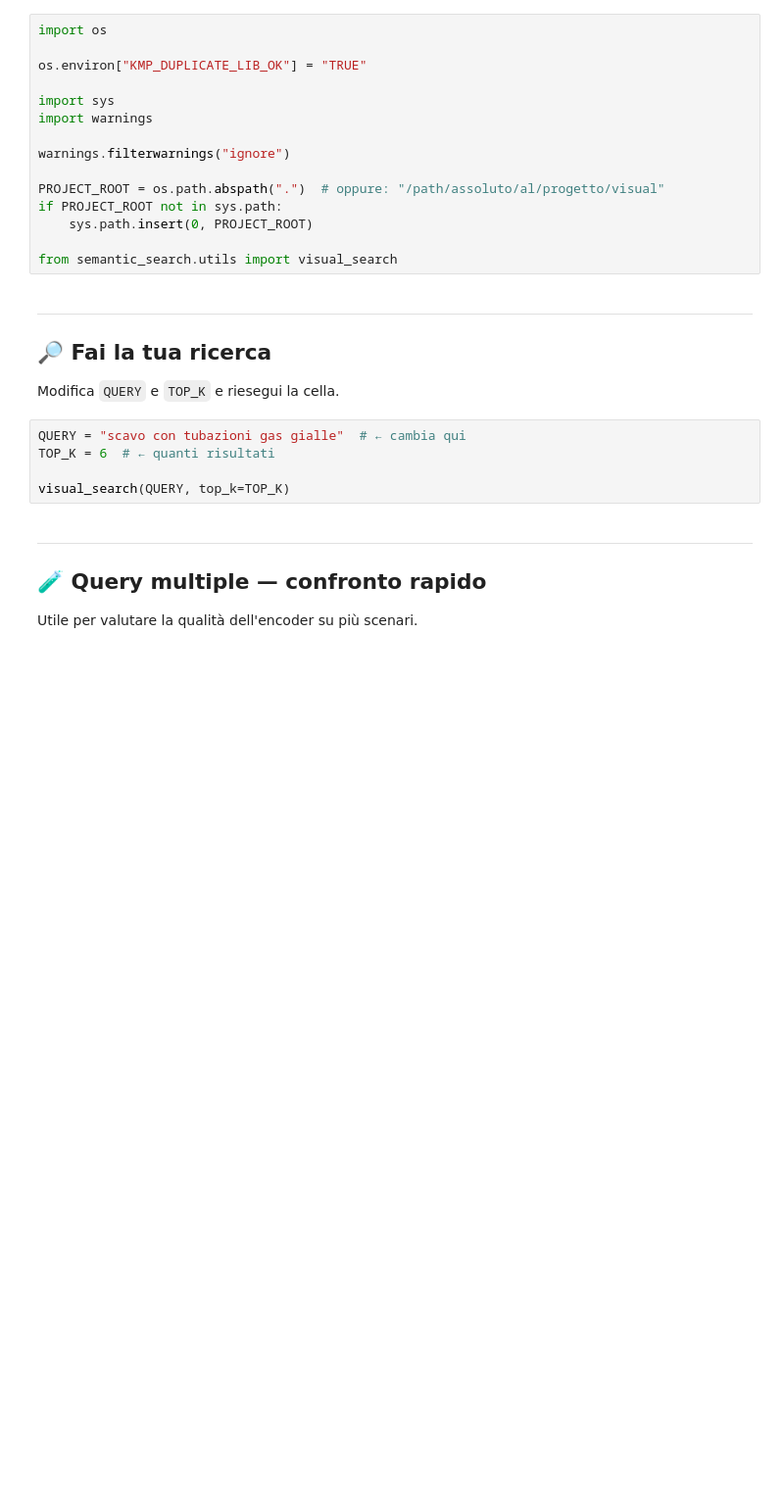
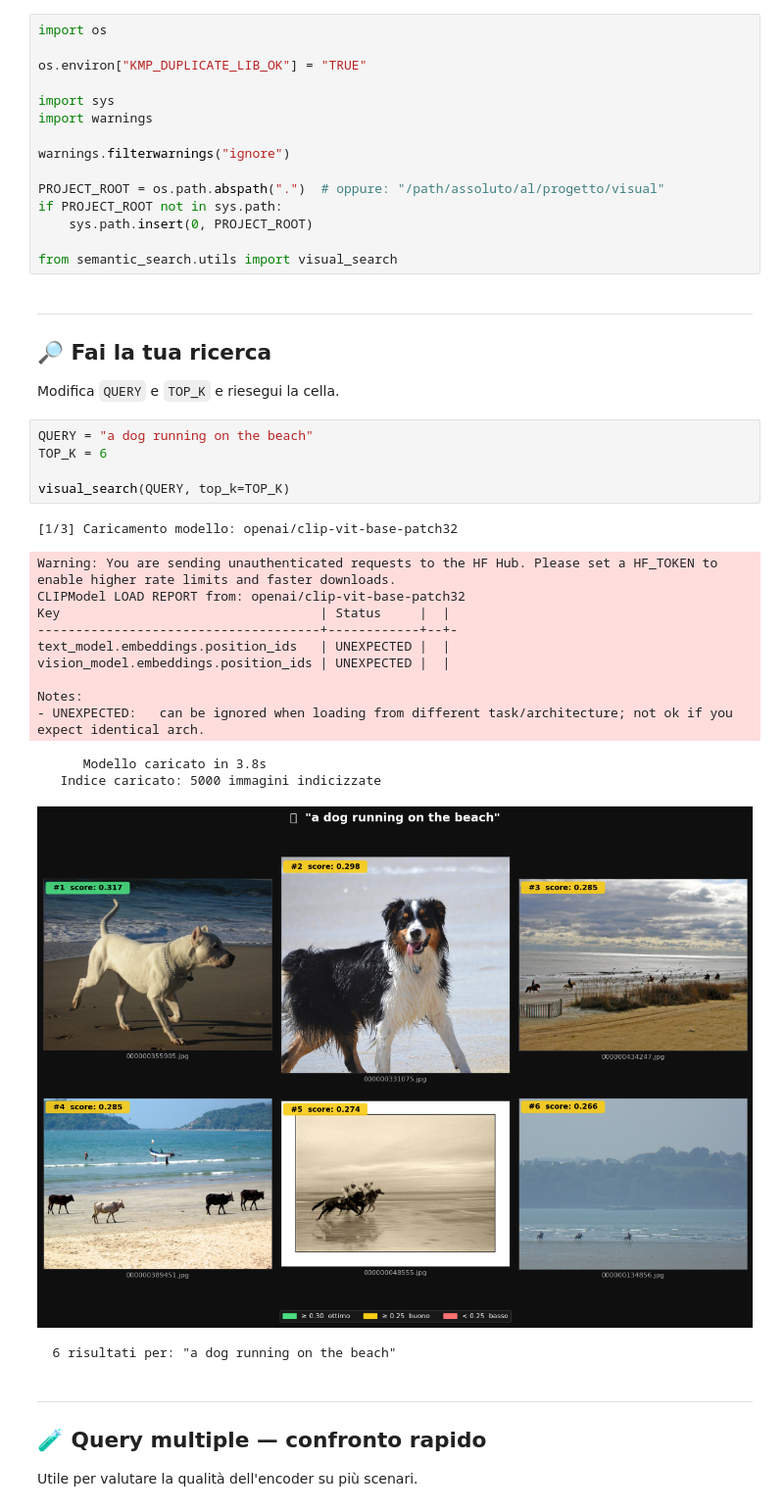
Before and after one commit to AndreaDAmicis22/Visual-Asset-Retrieval, a Jupyter notebook: semantic_search_explorer.ipynb, the cells around one changed output. Shown at 98% size. Saved outputs shown, nothing was run; the diff lists cells and outputs as text; blank space fills up the shorter version.

Commit message:
:sparkles: added other query examples

```diff
--- a/semantic_search_explorer.ipynb
+++ b/semantic_search_explorer.ipynb
@@ -21,10 +21,25 @@ from semantic_search.utils import visual_search
 ## 🔎 Fai la tua ricerca
 Modifica `QUERY` e `TOP_K` e riesegui la cella.
 # %%
-QUERY = "scavo con tubazioni gas gialle"  # ← cambia qui
-TOP_K = 6  # ← quanti risultati
+QUERY = "a dog running on the beach"
+TOP_K = 6
 
 visual_search(QUERY, top_k=TOP_K)
+# %% [output]
+[1/3] Caricamento modello: openai/clip-vit-base-patch32
+Warning: You are sending unauthenticated requests to the HF Hub. Please set a HF_TOKEN to enable higher rate limits and faster downloads.
+CLIPModel LOAD REPORT from: openai/clip-vit-base-patch32
+Key                                  | Status     |  |
+-------------------------------------+------------+--+-
+text_model.embeddings.position_ids   | UNEXPECTED |  |
+vision_model.embeddings.position_ids | UNEXPECTED |  |
+
+Notes:
+- UNEXPECTED:   can be ignored when loading from different task/architecture; not ok if you expect identical arch.
+      Modello caricato in 3.8s
+   Indice caricato: 5000 immagini indicizzate
+[figure, added]
+  6 risultati per: "a dog running on the beach"
 # %% [markdown]
 ---
 ## 🧪 Query multiple — confronto rapido
```
Also changed, not shown: parts of 2 cells of this notebook.
